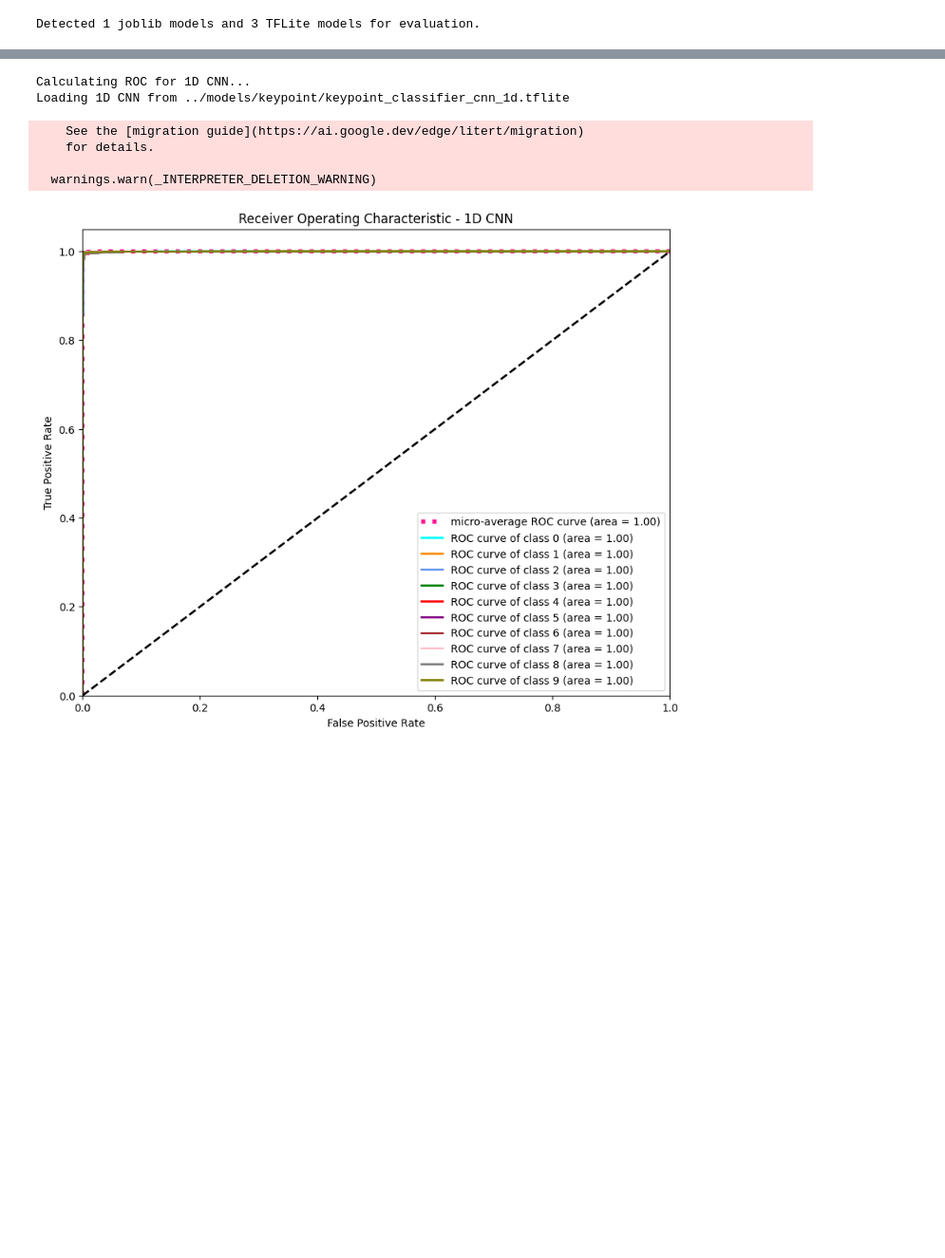
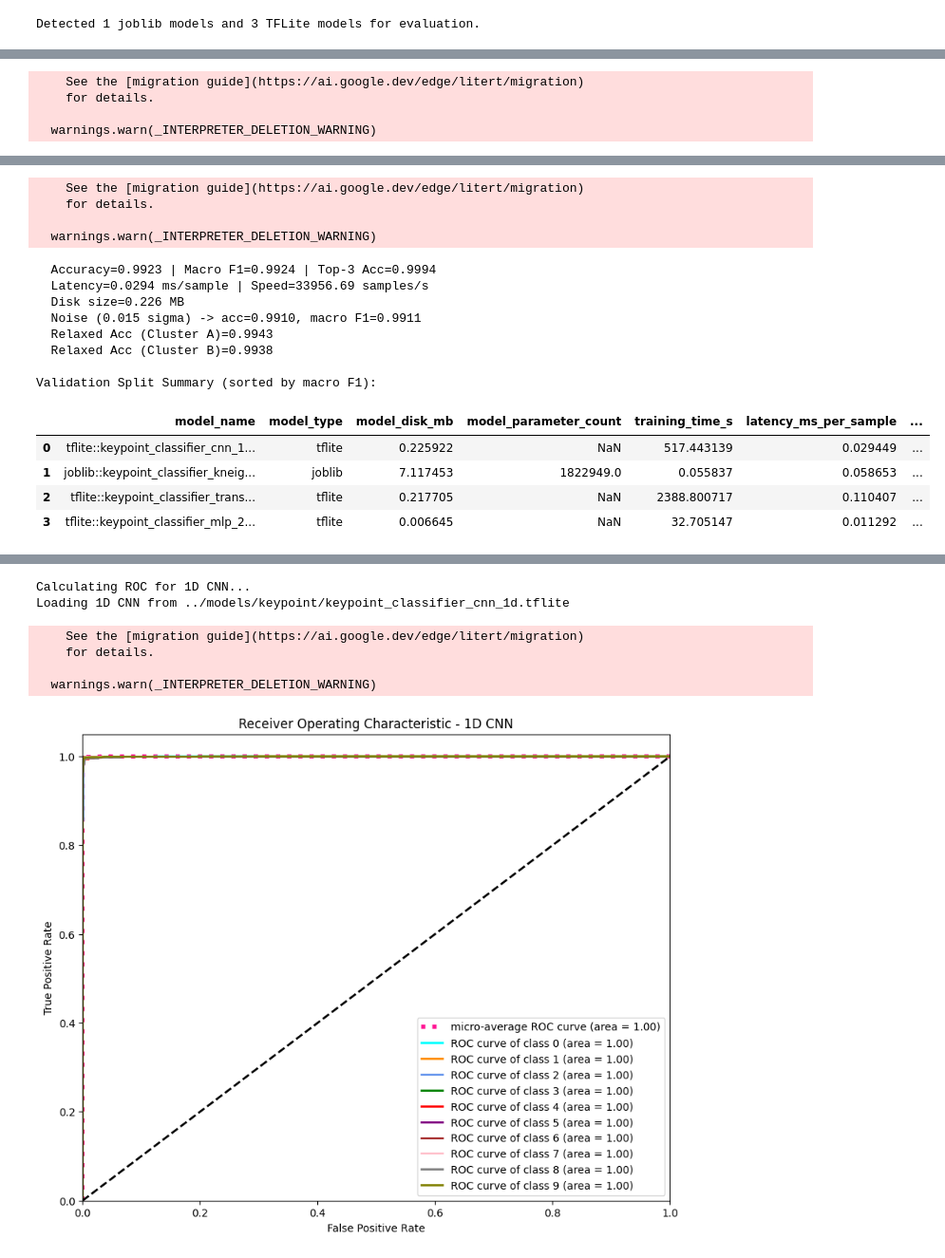
Before and after one commit to NatBrian/mediapipe-hand-recognition, a Jupyter notebook: notebooks/keypoint_model_comparison_knn_mlp_transformer_dcn.ipynb, the cells around one changed output, grey strips where cells are left out. Shown at 95% size. Saved outputs shown, nothing was run; the diff lists cells and outputs as text; code cells hidden in the pictures; blank space fills up the shorter version.

```diff
--- a/notebooks/keypoint_model_comparison_knn_mlp_transformer_dcn.ipynb
+++ b/notebooks/keypoint_model_comparison_knn_mlp_transformer_dcn.ipynb
@@ -1041,0 +1042,56 @@ Model comparison summary (sorted by macro F1):
+# %%
+# --- EVALUATION ON VALIDATION SPLIT ONLY (HELD-OUT DATA) ---
+
+print("\n" + "="*80)
+print("EVALUATION ON VALIDATION SPLIT ONLY")
+print("="*80)
+
+# 1. Generate noise for validation set (using the same NOISE_STD and rng)
+# Ensure X_val_split is available (defined in the train_test_split cell)
+X_val_noise = (X_val_split + rng.normal(loc=0.0, scale=NOISE_STD, size=X_val_split.shape)).astype(np.float32)
+
+val_results = {}
+
+# 2. Evaluate Joblib models
+for model_path in JOBLIB_MODELS:
+    # Pass X_val_split, X_val_noise, y_val_split instead of X, X_noise, y
+    name, res = evaluate_joblib_model(model_path, X_val_split, X_val_noise, y_val_split)
+    val_results[name] = res
+
+# 3. Evaluate TFLite models
+for model_path in TFLITE_MODELS:
+    # Pass X_val_split, X_val_noise, y_val_split instead of X, X_noise, y
+    name, res = evaluate_tflite_model(model_path, X_val_split, X_val_noise, y_val_split)
+    val_results[name] = res
+
+# 4. Summarize Validation Results
+val_summary_rows = []
+for name, res in val_results.items():
+    row = {
+        "model_name": name,
+        "model_type": _infer_model_type(name, res),
+        "model_disk_mb": _pick(res, "model_disk_mb", "model_size_mb"),
+        "model_parameter_count": _pick(res, "model_parameter_count", "param_count", "params"),
+        "training_time_s": _pick(res, "training_time_s", "train_time_s"),
+        "latency_ms_per_sample": _pick(res, "latency_ms_per_sample", "latency_ms"),
+        "samples_per_second": _pick(res, "samples_per_second", "throughput_sps"),
+        "accuracy": _pick(res, "accuracy"),
+        TOP_K_KEY: _pick(res, TOP_K_KEY, f"top_{TOP_K}_accuracy"),
+        "macro_f1": _pick(res, "macro_f1"),
+        "accuracy_with_noise": _pick(res, "accuracy_with_noise", "noise_accuracy"),
+        "macro_f1_with_noise": _pick(res, "macro_f1_with_noise"),
+    }
+    for group_name in GESTURE_GROUPS:
+        key = f"relaxed_acc_{group_name}"
+        row[key] = _pick(res, key)
+    val_summary_rows.append(row)
+
+if not val_summary_rows:
+    print("No validation results to summarize.")
+else:
+    val_summary_df = pd.DataFrame(val_summary_rows)
+    val_summary_df = val_summary_df.sort_values(by="macro_f1", ascending=False).reset_index(drop=True)
+
+    print("\nValidation Split Summary (sorted by macro F1):")
+    display(val_summary_df)
+# %% [output]
@@ -1041,0 +1123,4 @@ Model comparison summary (sorted by macro F1):
+    See the [migration guide](https://ai.google.dev/edge/litert/migration)
+    for details.
+
+  warnings.warn(_INTERPRETER_DELETION_WARNING)
@@ -1042,3 +1135,20 @@ Model comparison summary (sorted by macro F1):
+    See the [migration guide](https://ai.google.dev/edge/litert/migration)
+    for details.
+
+  warnings.warn(_INTERPRETER_DELETION_WARNING)
+  Accuracy=0.9923 | Macro F1=0.9924 | Top-3 Acc=0.9994
+  Latency=0.0294 ms/sample | Speed=33956.69 samples/s
+  Disk size=0.226 MB
+  Noise (0.015 sigma) -> acc=0.9910, macro F1=0.9911
+  Relaxed Acc (Cluster A)=0.9943
+  Relaxed Acc (Cluster B)=0.9938
+
+Validation Split Summary (sorted by macro F1):
+|  | model_name | model_type | model_disk_mb | model_parameter_count | training_time_s | latency_ms_per_sample | ... |
+| 0 | tflite::keypoint_classifier_cnn_1... | tflite | 0.225922 | NaN | 517.443139 | 0.029449 | ... |
+| 1 | joblib::keypoint_classifier_kneig... | joblib | 7.117453 | 1822949.0 | 0.055837 | 0.058653 | ... |
+| 2 | tflite::keypoint_classifier_trans... | tflite | 0.217705 | NaN | 2388.800717 | 0.110407 | ... |
+| 3 | tflite::keypoint_classifier_mlp_2... | tflite | 0.006645 | NaN | 32.705147 | 0.011292 | ... |
 # %%
 best_model_name = summary_df["model_name"].iloc[0]
 print(f"Best model by macro F1: {best_model_name}")
```
Also changed, not shown: parts of 9 cells of this notebook.
